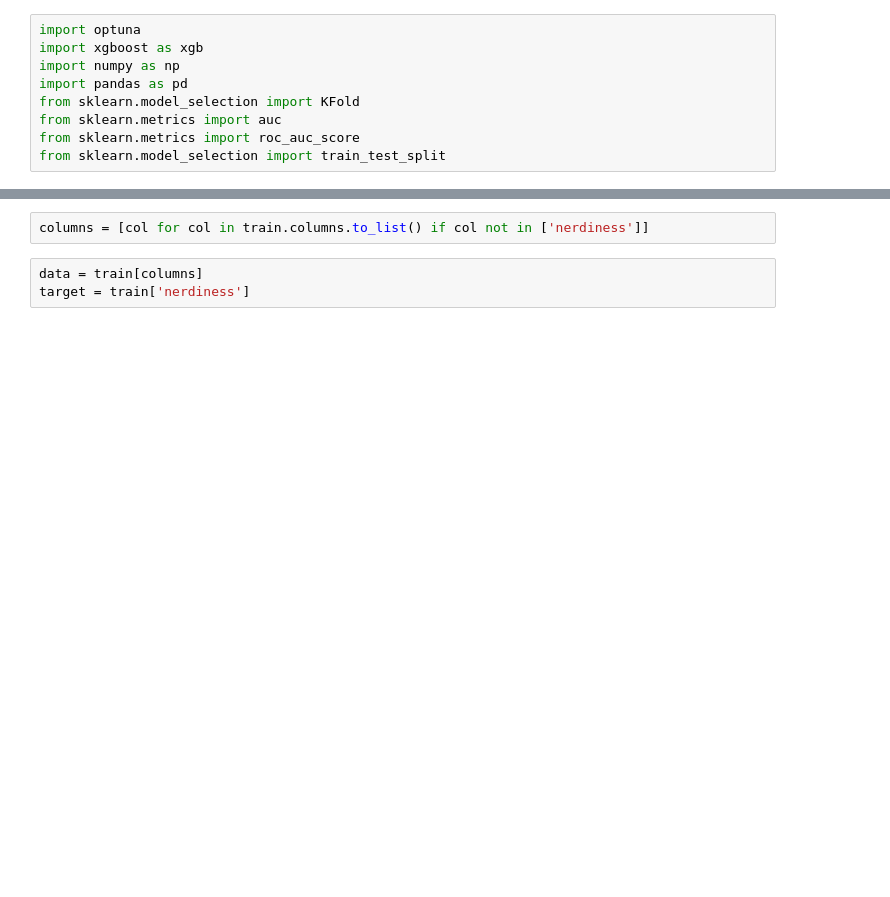
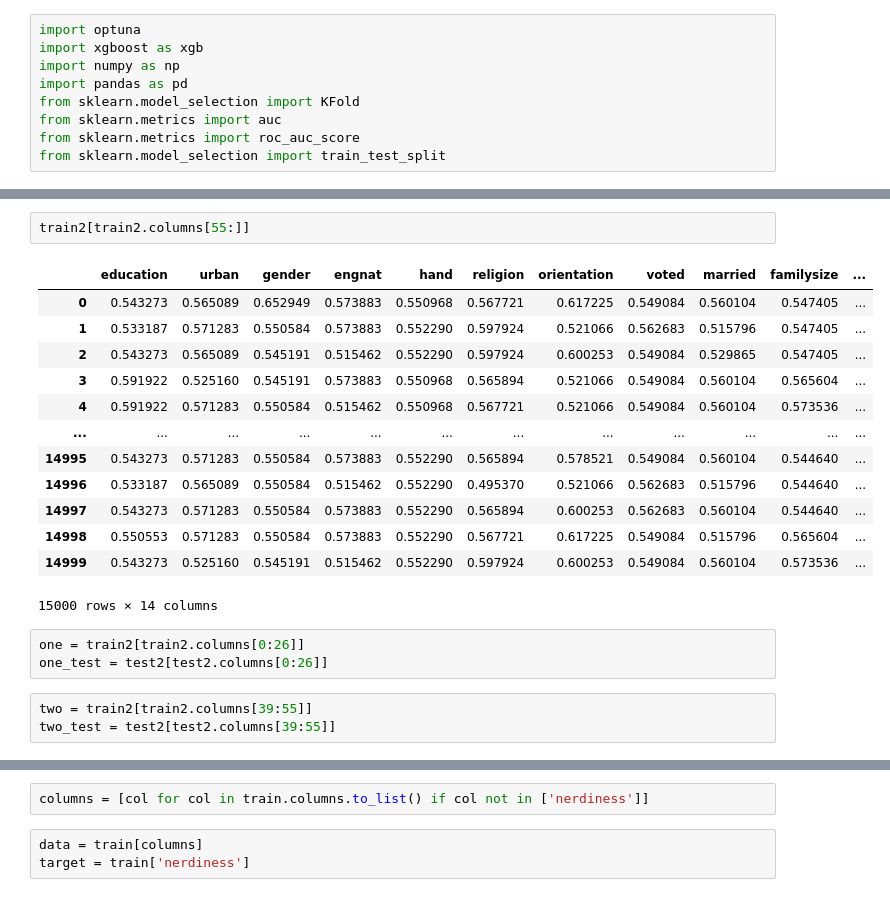
Before and after one commit to Seokii/2022_SWAI_Qualifiers, a Jupyter notebook: notebooks/XGBoost.ipynb, the cells around one changed output, grey strips where cells are left out. Cells and saved outputs as stored; diff of their text form; blank space fills up the shorter version.

```diff
--- a/notebooks/XGBoost.ipynb
+++ b/notebooks/XGBoost.ipynb
@@ -28,0 +46,22 @@ display(train)
+# %%
+train2[train2.columns[55:]]
+# %% [output]
+|  | education | urban | gender | engnat | hand | religion | orientation | voted | married | familysize | ... |
+| 0 | 0.543273 | 0.565089 | 0.652949 | 0.573883 | 0.550968 | 0.567721 | 0.617225 | 0.549084 | 0.560104 | 0.547405 | ... |
+| 1 | 0.533187 | 0.571283 | 0.550584 | 0.573883 | 0.552290 | 0.597924 | 0.521066 | 0.562683 | 0.515796 | 0.547405 | ... |
+| 2 | 0.543273 | 0.565089 | 0.545191 | 0.515462 | 0.552290 | 0.597924 | 0.600253 | 0.549084 | 0.529865 | 0.547405 | ... |
+| 3 | 0.591922 | 0.525160 | 0.545191 | 0.573883 | 0.550968 | 0.565894 | 0.521066 | 0.549084 | 0.560104 | 0.565604 | ... |
+| 4 | 0.591922 | 0.571283 | 0.550584 | 0.515462 | 0.550968 | 0.567721 | 0.521066 | 0.549084 | 0.560104 | 0.573536 | ... |
+| ... | ... | ... | ... | ... | ... | ... | ... | ... | ... | ... | ... |
+| 14995 | 0.543273 | 0.571283 | 0.550584 | 0.573883 | 0.552290 | 0.565894 | 0.578521 | 0.549084 | 0.560104 | 0.544640 | ... |
+| 14996 | 0.533187 | 0.565089 | 0.550584 | 0.515462 | 0.552290 | 0.495370 | 0.521066 | 0.562683 | 0.515796 | 0.544640 | ... |
+| 14997 | 0.543273 | 0.571283 | 0.550584 | 0.573883 | 0.552290 | 0.565894 | 0.600253 | 0.562683 | 0.560104 | 0.544640 | ... |
+| 14998 | 0.550553 | 0.571283 | 0.550584 | 0.573883 | 0.552290 | 0.567721 | 0.617225 | 0.549084 | 0.515796 | 0.565604 | ... |
+| 14999 | 0.543273 | 0.525160 | 0.545191 | 0.515462 | 0.552290 | 0.597924 | 0.600253 | 0.549084 | 0.560104 | 0.573536 | ... |
+15000 rows × 14 columns
+# %%
+one = train2[train2.columns[0:26]]
+one_test = test2[test2.columns[0:26]]
+# %%
+two = train2[train2.columns[39:55]]
+two_test = test2[test2.columns[39:55]]
```
Also changed, not shown: parts of 25 cells of this notebook, 2 other files.
